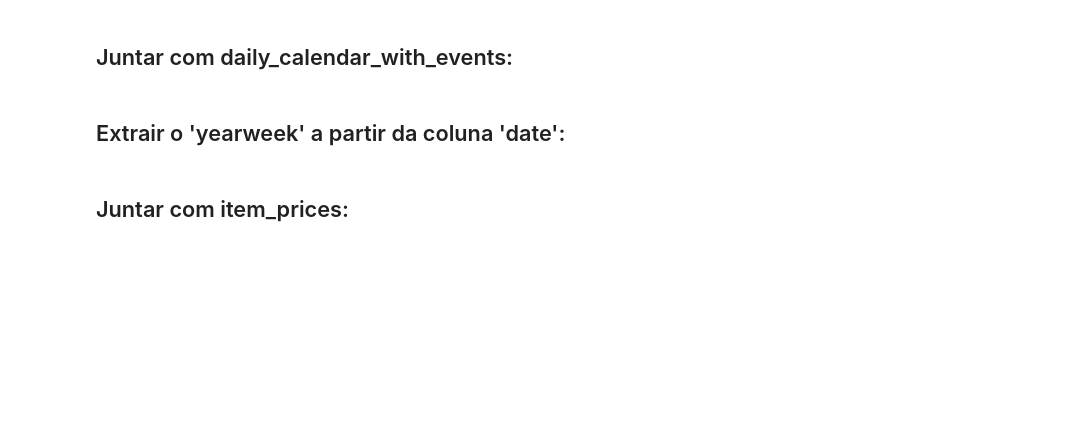
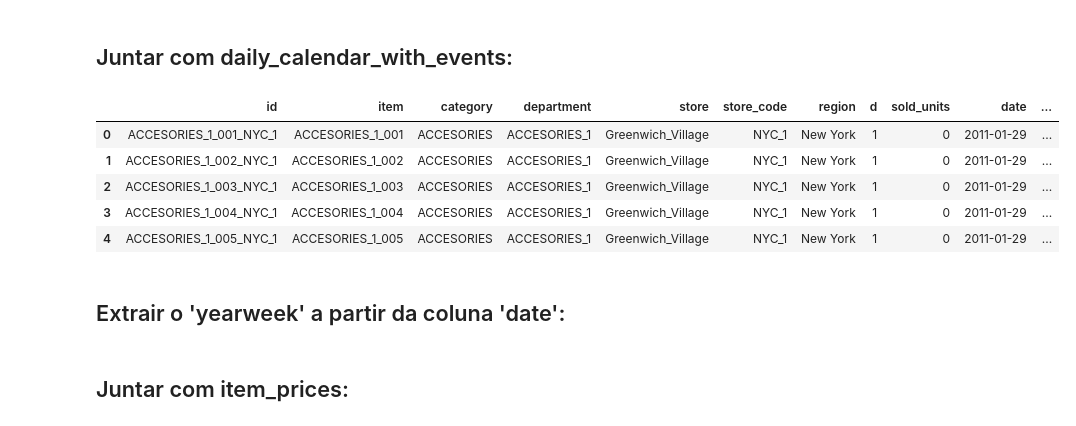
Before and after one commit to viicctor91/me, a Jupyter notebook: Projeto_Final.ipynb, the cells around one changed output. Cells and saved outputs as stored; diff of their text form; code cells hidden in the pictures; blank space fills up the shorter version.

```diff
--- a/Projeto_Final.ipynb
+++ b/Projeto_Final.ipynb
@@ -28,5 +33,5 @@ pd.set_option('display.max_columns', None)
 # pd.reset_option('display.max_rows')
 # %%
 #lendo arquivos
-df_sales = pd.read_csv("/content/drive/MyDrive/ARQUIVOS TFM/item_sales.csv")
+df_sales = pd.read_csv("/content/drive/MyDrive/ARQUIVOS TFM/df_sales_final.csv")
 # %%
@@ -505,2 +476,85 @@ df_sales_calendar.to_csv("df_sales_calendar.csv", index=False)
+# %%
+# Função para reduzir o uso de memória
+def reduce_memory(df):
+    for col in df.columns:
+        if pd.api.types.is_integer_dtype(df[col]):
+            df[col] = pd.to_numeric(df[col], downcast='integer')
+        elif pd.api.types.is_float_dtype(df[col]):
+            df[col] = pd.to_numeric(df[col], downcast='float')
+        elif pd.api.types.is_object_dtype(df[col]):
+            df[col] = df[col].astype('category')
+    return df
+
+# Verificar o tipo de dados da coluna 'd' em df_calendar e converter para string se necessário
+if df_calendar['d'].dtype != 'object':
+    df_calendar['d'] = df_calendar['d'].astype(str)
+
+# Extrair a parte numérica e converter para int32
+df_calendar['d'] = df_calendar['d'].str.extract('(\d+)').astype('int32')
+
+# Reduzir o uso de memória do df_calendar
+df_calendar = reduce_memory(df_calendar)
+
+# Suponhamos que cada chunk terá 100,000 linhas
+chunk_size = 100000
+chunks = [x for x in range(0, df_sales_melted.shape[0], chunk_size)]
+
+# Lista para guardar os nomes dos arquivos temporários
+temp_files = []
+
+# Loop para percorrer cada chunk e realizar a junção com df_calendar
+for i, start in enumerate(chunks):
+    # Pegar o pedaço do DataFrame
+    subset = df_sales_melted.iloc[start:start+chunk_size].copy()
+
+    # Converter a parte numérica da coluna 'd' para int32 para o subset
+    subset['d'] = subset['d'].str.extract('(\d+)').astype('int32')
+
+    # Junção com df_calendar
+    merged_subset = pd.merge(subset, df_calendar, on='d', how='left')
+
+    # Reduzir o uso de memória do df mesclado
+    merged_subset = reduce_memory(merged_subset)
+
+    # Nome do arquivo temporário
+    temp_file_name = f"merged_chunk_{i}.csv"
+
+    # Salvar o DataFrame mesclado como um arquivo CSV temporário
+    merged_subset.to_csv(temp_file_name, index=False)
+
+    # Adicionar o nome do arquivo à lista de arquivos temporários
+    temp_files.append(temp_file_name)
+
+    # Liberar memória
+    del merged_subset, subset
+    gc.collect()
+
+# Lendo cada arquivo CSV mesclado e concatenando-os para criar o DataFrame final
+df_list = []
+
+for file in temp_files:
+    df = pd.read_csv(file)
+    df_list.append(reduce_memory(df))
+
+# Concatenando todos os DataFrames
+df_sales_calendar = pd.concat(df_list, ignore_index=True)
+
+# Liberar memória
+del df_list
+gc.collect()
+
+# Excluir arquivos temporários
+for file in temp_files:
+    os.remove(file)
+
+# Agora, df_sales_calendar é o seu DataFrame final após a operação de junção
+df_sales_calendar.head()
+# %% [output]
+|  | id | item | category | department | store | store_code | region | d | sold_units | date | ... |
+| 0 | ACCESORIES_1_001_NYC_1 | ACCESORIES_1_001 | ACCESORIES | ACCESORIES_1 | Greenwich_Village | NYC_1 | New York | 1 | 0 | 2011-01-29 | ... |
+| 1 | ACCESORIES_1_002_NYC_1 | ACCESORIES_1_002 | ACCESORIES | ACCESORIES_1 | Greenwich_Village | NYC_1 | New York | 1 | 0 | 2011-01-29 | ... |
+| 2 | ACCESORIES_1_003_NYC_1 | ACCESORIES_1_003 | ACCESORIES | ACCESORIES_1 | Greenwich_Village | NYC_1 | New York | 1 | 0 | 2011-01-29 | ... |
+| 3 | ACCESORIES_1_004_NYC_1 | ACCESORIES_1_004 | ACCESORIES | ACCESORIES_1 | Greenwich_Village | NYC_1 | New York | 1 | 0 | 2011-01-29 | ... |
+| 4 | ACCESORIES_1_005_NYC_1 | ACCESORIES_1_005 | ACCESORIES | ACCESORIES_1 | Greenwich_Village | NYC_1 | New York | 1 | 0 | 2011-01-29 | ... |
 # %% [markdown]
 ## Extrair o 'yearweek' a partir da coluna 'date':
```
Also changed, not shown: parts of 53 cells of this notebook.
